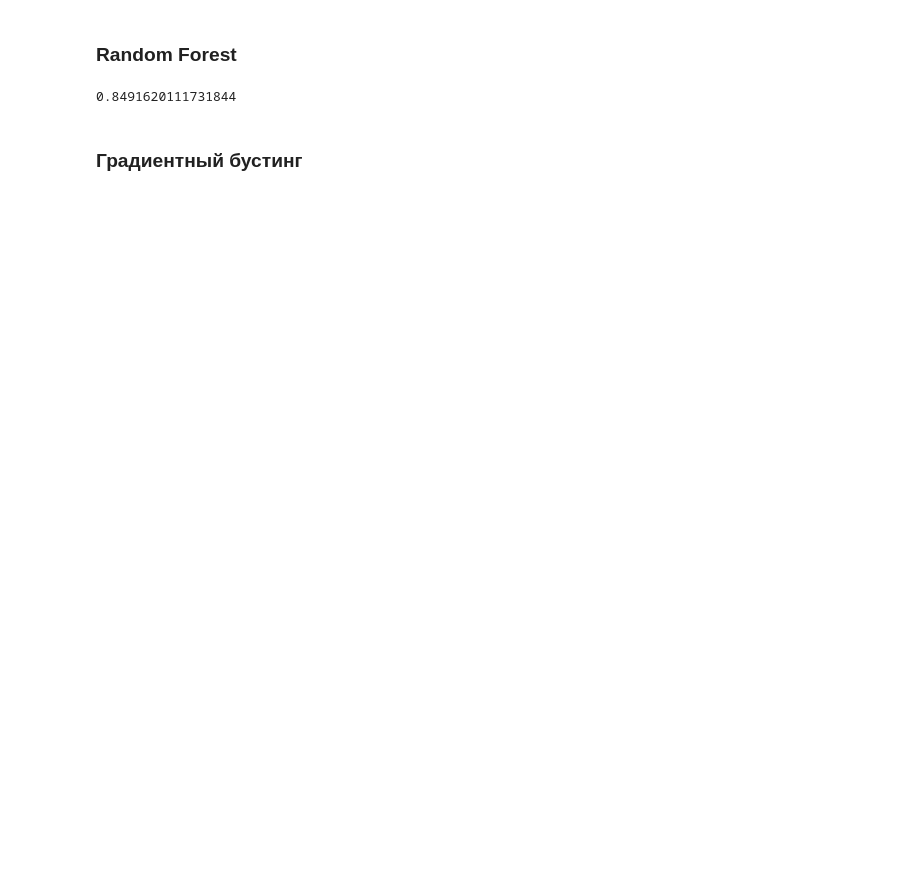
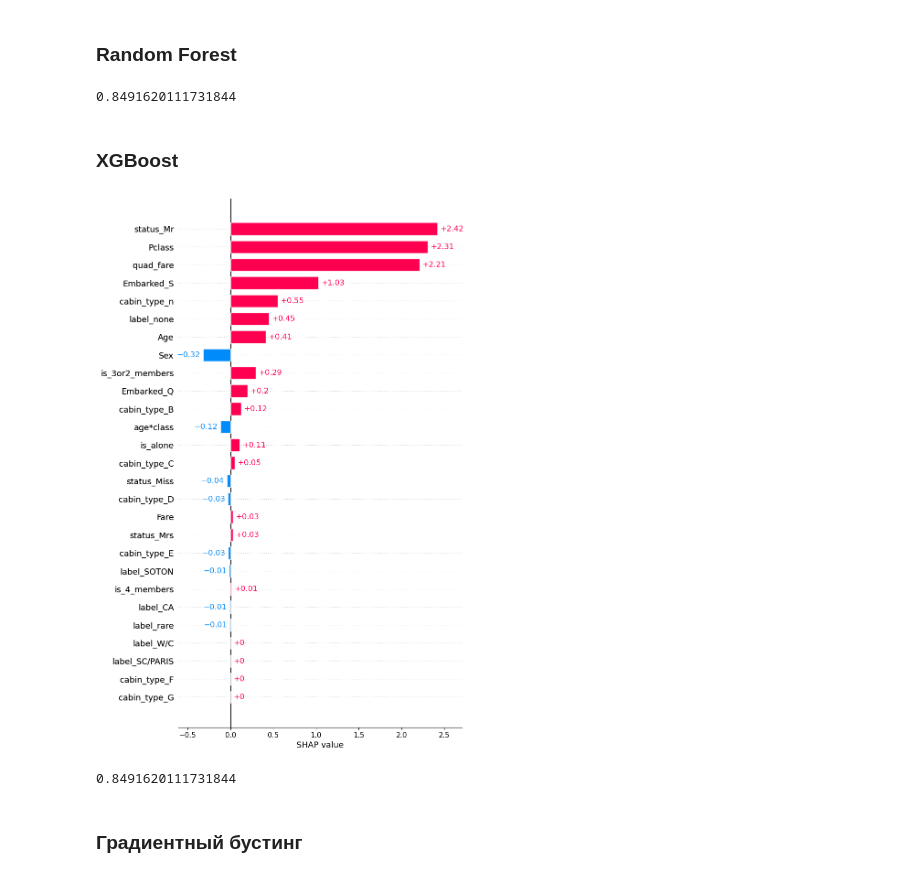
Before and after one commit to KuBaN658/kaggle, a Jupyter notebook: titanic/select_model.ipynb, the cells around one changed output. Cells and saved outputs as stored; diff of their text form; code cells hidden in the pictures; blank space fills up the shorter version.

Commit message:
add shap

```diff
--- a/titanic/select_model.ipynb
+++ b/titanic/select_model.ipynb
@@ -234,6 +251,22 @@ acc_random_forest = accuracy_score(y_test, y_pred)
 acc_random_forest
 # %% [output]
 0.8491620111731844
+# %% [markdown]
+### XGBoost
+# %%
+xgb = xgboost.XGBClassifier()
+xgb.fit(X_train, y_train)
+
+explainer = shap.Explainer(xgb, X_train)
+shap_values = explainer(X_train)
+# %%
+shap.plots.bar(shap_values[0], max_display=50)
+# %% [output]
+[figure, added]
+# %%
+accuracy_score(y_test, xgb.predict(X_test))
+# %% [output]
+0.8491620111731844
 # %% [markdown]
 ### Градиентный бустинг
 # %%
```
Also changed, not shown: parts of 19 cells of this notebook.
